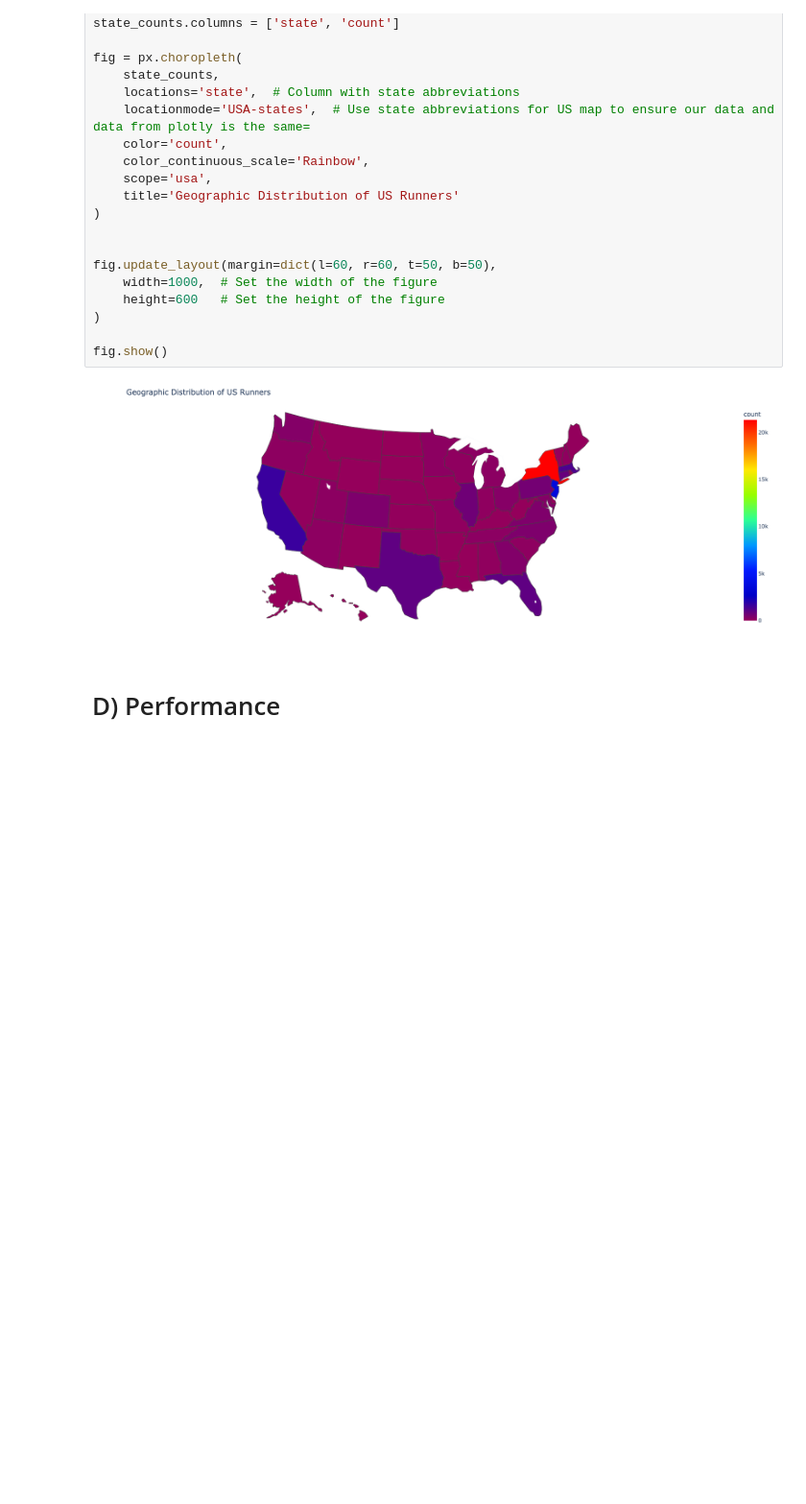
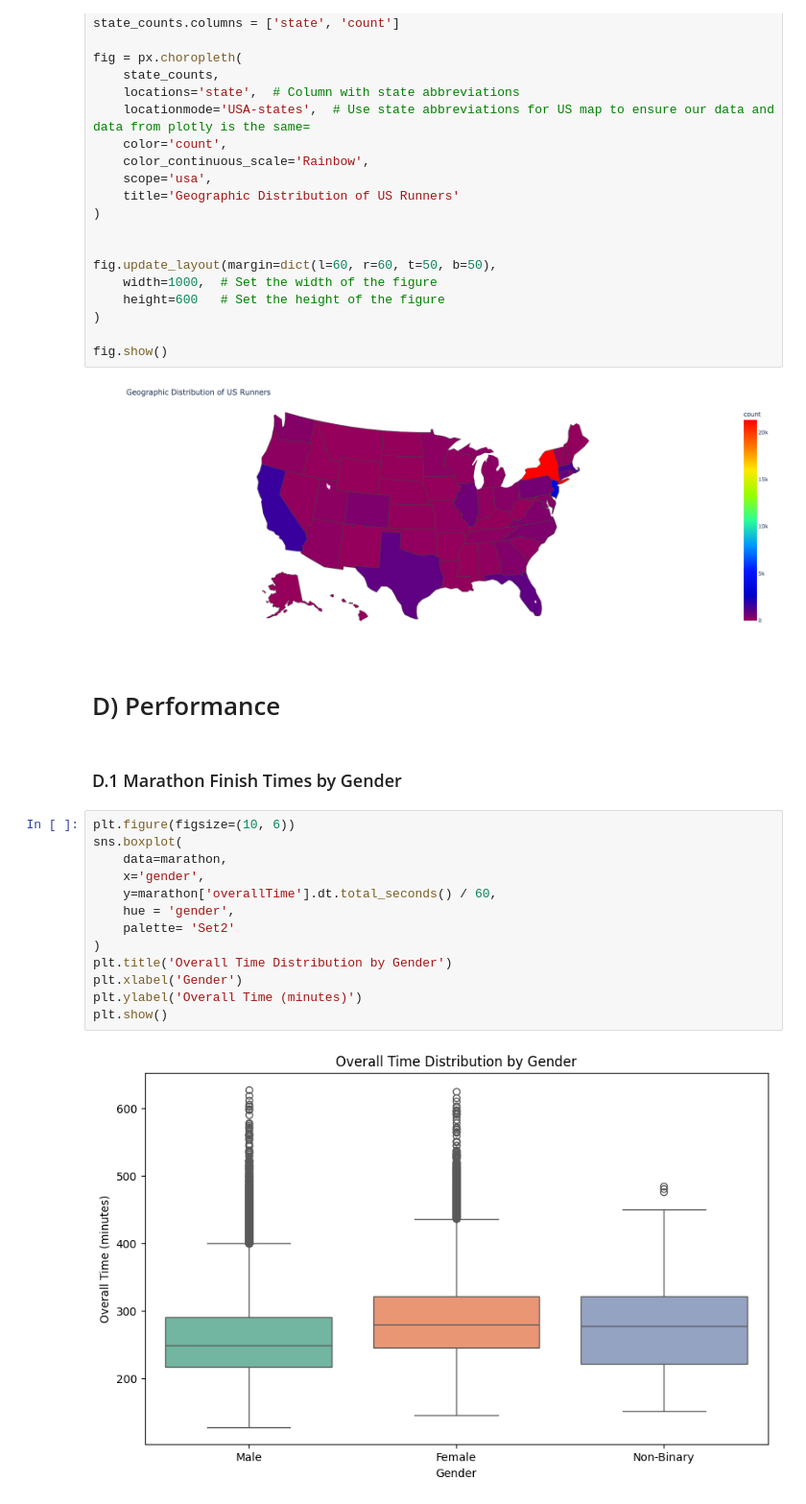
Before and after one commit to ishanmishra128/NYC2024MarathonAnalysis, a Jupyter notebook: MarathonAnalysis.ipynb, the cells around one changed output. Shown: that part at 96% size. Cells and saved outputs as stored; diff of their text form; blank space fills up the shorter version.

Commit message:
Performance Analysis visualizations

```diff
--- a/MarathonAnalysis.ipynb
+++ b/MarathonAnalysis.ipynb
@@ -228,3 +228,20 @@ fig.show()
 [figure]
 # %% [markdown]
 # D) Performance
+# %% [markdown]
+### D.1 Marathon Finish Times by Gender
+# %%
+plt.figure(figsize=(10, 6))
+sns.boxplot(
+    data=marathon,
+    x='gender',
+    y=marathon['overallTime'].dt.total_seconds() / 60,
+    hue = 'gender',
+    palette= 'Set2'
+)
+plt.title('Overall Time Distribution by Gender')
+plt.xlabel('Gender')
+plt.ylabel('Overall Time (minutes)')
+plt.show()
+# %% [output]
+[figure, added]
```
Also changed, not shown: parts of 6 cells of this notebook.
